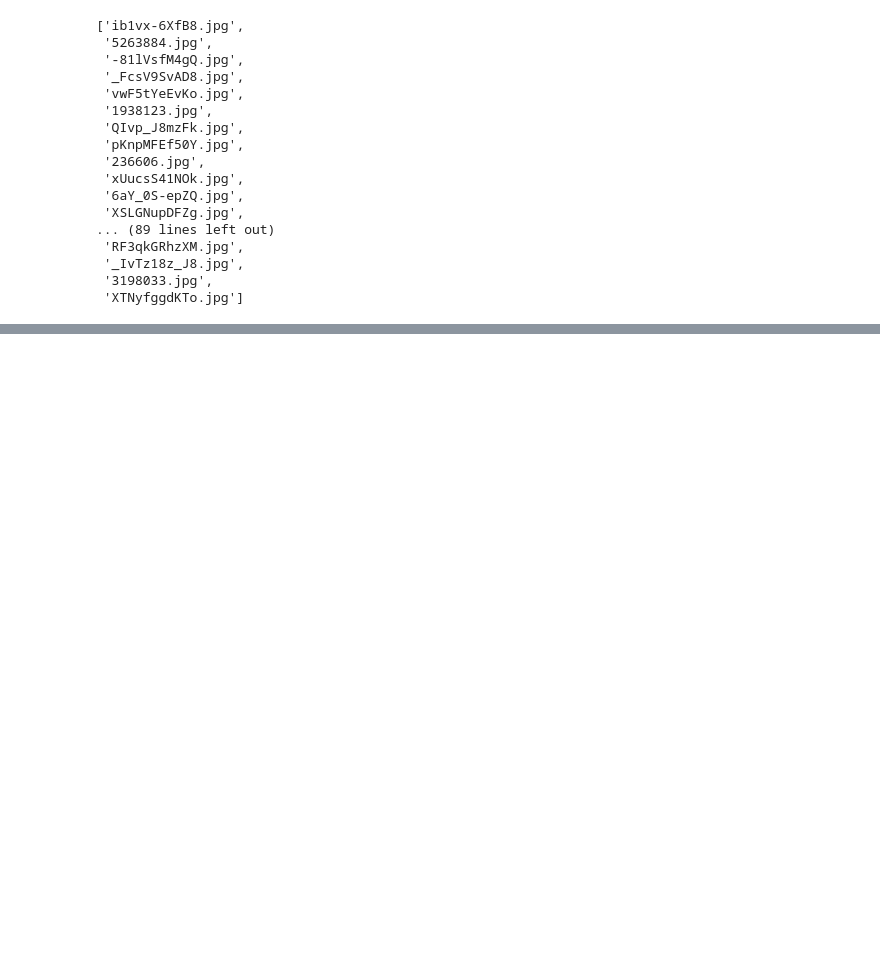
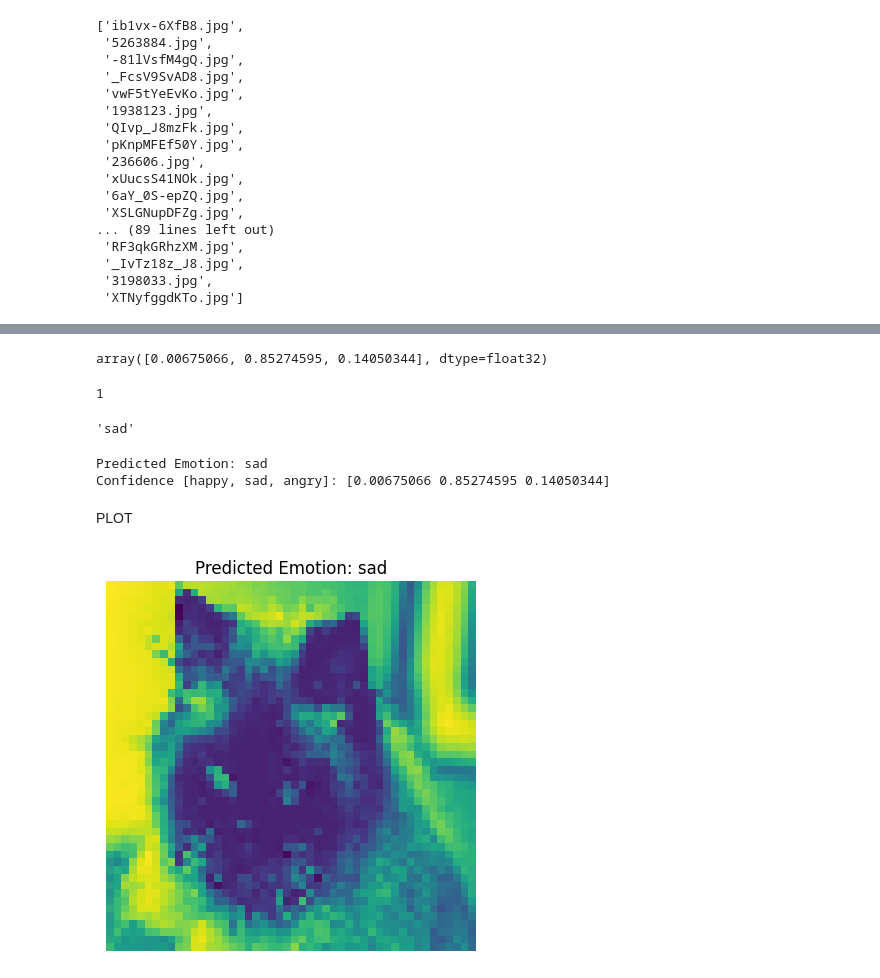
Before and after one commit to jmartinburgo/Image_Recognition, a Jupyter notebook: Pet Expression - Image Recognition.ipynb, the cells around one changed output, grey strips where cells are left out. Cells and saved outputs as stored; diff of their text form; code cells hidden in the pictures; blank space fills up the shorter version.

```diff
--- a/Pet Expression - Image Recognition.ipynb
+++ b/Pet Expression - Image Recognition.ipynb
@@ -93,0 +317,12 @@ angry_images = load_images_from_folder(angry_folder)
+# %%
+#Creo una variable con la foto
+custom_test_image_path = "/content/2499282.jpg"
+# %%
+#Preprocesamiento de la foto para aplicar el modelo
+
+custom_test_image = cv2.imread(custom_test_image_path)
+custom_test_image = cv2.cvtColor(custom_test_image, cv2.COLOR_BGR2GRAY)
+custom_test_image = cv2.resize(custom_test_image, (48, 48))
+custom_test_image = custom_test_image.astype('float32') / 255.0
+
+custom_test_image
@@ -93,0 +343,5 @@ angry_images = load_images_from_folder(angry_folder)
+# %%
+# Reshape the image to match the model input shape
+
+custom_test_image = np.expand_dims(custom_test_image, axis=0)#agrega una nueva dimensión al principio para obtener una matriz (1, n, m)
+custom_test_image = np.expand_dims(custom_test_image, axis=-1) # se agrega otra dimensión al final (1, n, m, 1) denotando que se trabaja con grises (canal de color)
@@ -93,0 +355,40 @@ angry_images = load_images_from_folder(angry_folder)
+# %%
+prediction_prob = prediction[0]
+prediction_prob
+# %% [output]
+array([0.00675066, 0.85274595, 0.14050344], dtype=float32)
+# %%
+#Obtenemos el maximo valor del array que se presenta como el mas probable
+emotion_label = np.argmax(prediction[0])
+emotion_label
+# %% [output]
+1
+# %%
+# Map del emotion label
+emotion_classes = {0: 'happy', 1: 'sad', 2: 'angry'}
+predicted_emotion = emotion_classes[emotion_label]
+
+predicted_emotion
+# %% [output]
+'sad'
+# %%
+# Print del label de la imagen de prueba y las probabilidades de cada uno
+print(f"Predicted Emotion: {predicted_emotion}")
+print(f"Confidence [happy, sad, angry]: {prediction_prob}")
+# %% [output]
+Predicted Emotion: sad
+Confidence [happy, sad, angry]: [0.00675066 0.85274595 0.14050344]
+# %% [markdown]
+PLOT
+# %%
+import matplotlib.pyplot as plt
+
+plt.imshow(custom_test_image[0, :, :, 0]) #Antes de plotear le aliminamos las dos dimensiones creadas anteriormente
+
+plt.title(f"Predicted Emotion: {predicted_emotion}")
+
+plt.axis('off')
+
+plt.show()
+# %% [output]
+[figure, added]
```
Also changed, not shown: parts of 35 cells of this notebook.
